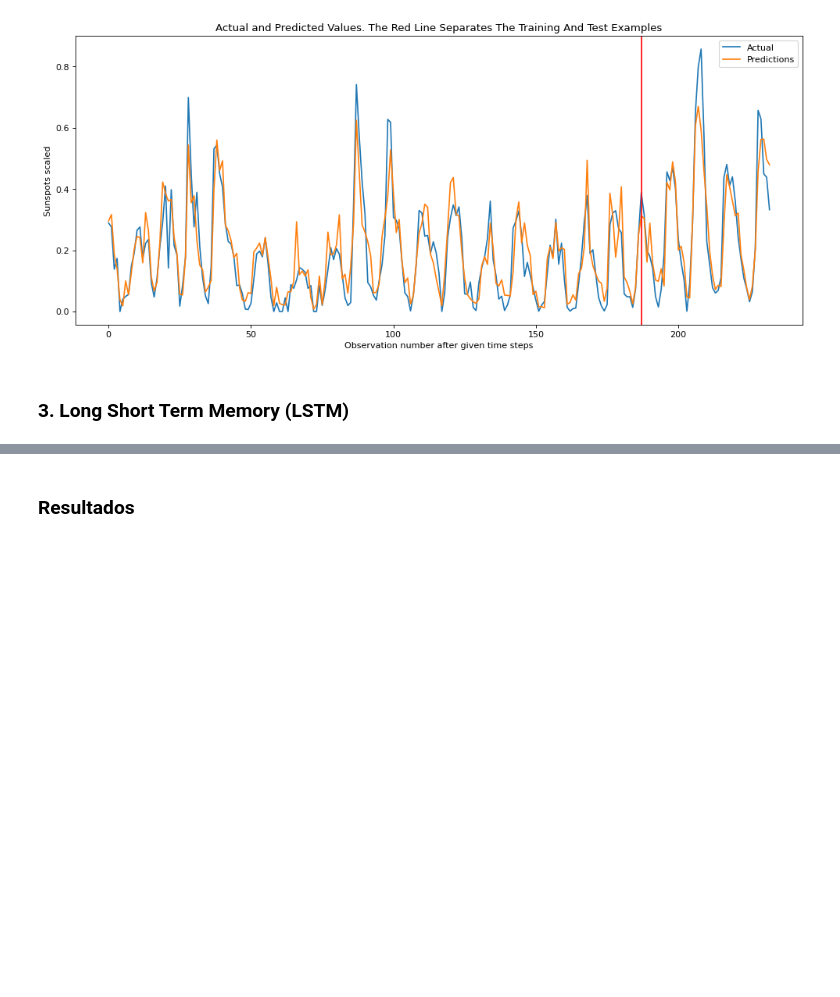
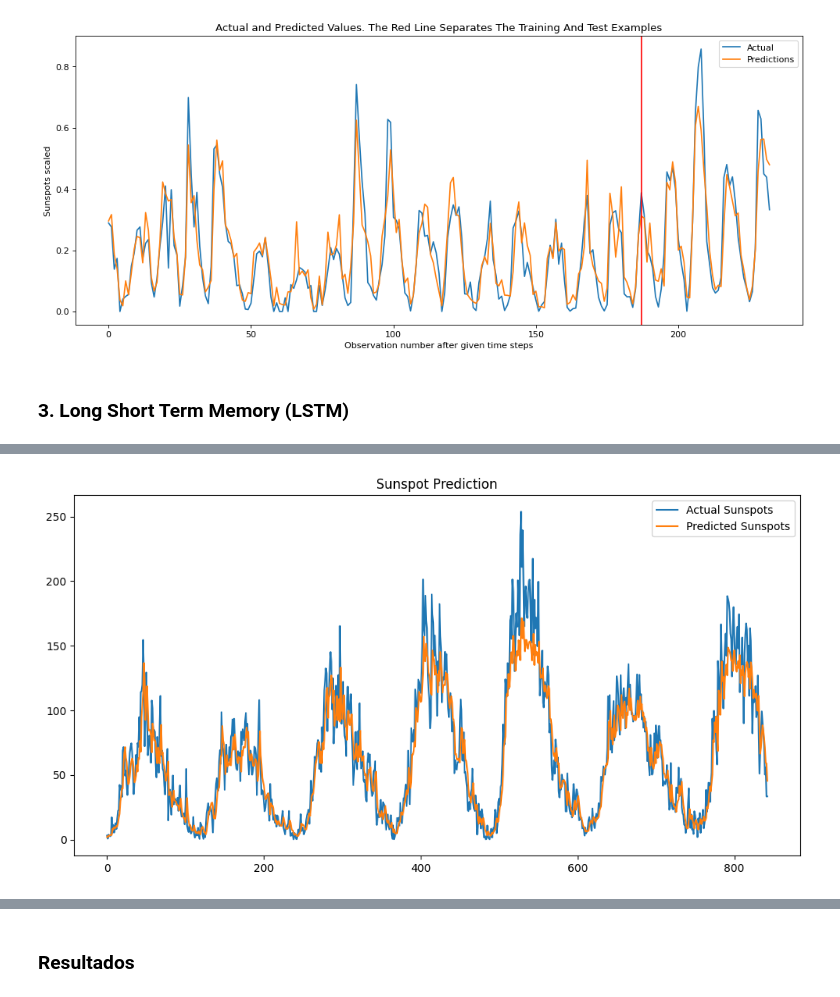
Before and after one commit to CrisLayB/DeepLearning_Lab03, a Jupyter notebook: lab3.ipynb, the cells around one changed output, grey strips where cells are left out. Cells and saved outputs as stored; diff of their text form; code cells hidden in the pictures; blank space fills up the shorter version.

Commit message:
LSTM
Se agrega el modelo

```diff
--- a/lab3.ipynb
+++ b/lab3.ipynb
@@ -216,0 +252,36 @@ plot_result(trainY, testY, train_predict, test_predict)
+# %%
+for i in range(len(sunspots) - sequence_length):
+    sequences.append(sunspots[i:i+sequence_length])
+    target.append(sunspots[i+sequence_length])
+
+X = np.array(sequences)
+y = np.array(target)
+
+# Split the data into training and testing sets
+train_size = int(0.7 * len(X))
+X_train, X_test = X[:train_size], X[train_size:]
+y_train, y_test = y[:train_size], y[train_size:]
+
+# Build the LSTM model
+model = Sequential()
+model.add(LSTM(units=50, activation='relu', input_shape=(sequence_length, 1)))
+model.add(Dense(units=1))
+model.compile(optimizer='adam', loss='mean_squared_error')
+# %%
+# Train the model
+history = model.fit(X_train, y_train, epochs=100, batch_size=40, validation_split=0.2)
+
+# Extract the loss values
+train_loss = history.history['loss']
+val_loss = history.history['val_loss']
+
+# Evaluate the model
+loss = model.evaluate(X_test, y_test)
+print(f"Test Loss: {loss}")
+
+# Make predictions
+predictions = model.predict(X_test)
+
+# Inverse transform the predictions to the original scale
+predictions = scaler.inverse_transform(predictions)
+y_test = scaler.inverse_transform(y_test)
@@ -216,0 +306,10 @@ plot_result(trainY, testY, train_predict, test_predict)
+# %%
+# Visualize the results
+plt.figure(figsize=(12, 6))
+plt.plot(y_test, label='Actual Sunspots')
+plt.plot(predictions, label='Predicted Sunspots')
+plt.legend()
+plt.title('Sunspot Prediction')
+plt.show()
+# %% [output]
+[figure, added]
```
Also changed, not shown: parts of 9 cells of this notebook, 1 other file.
